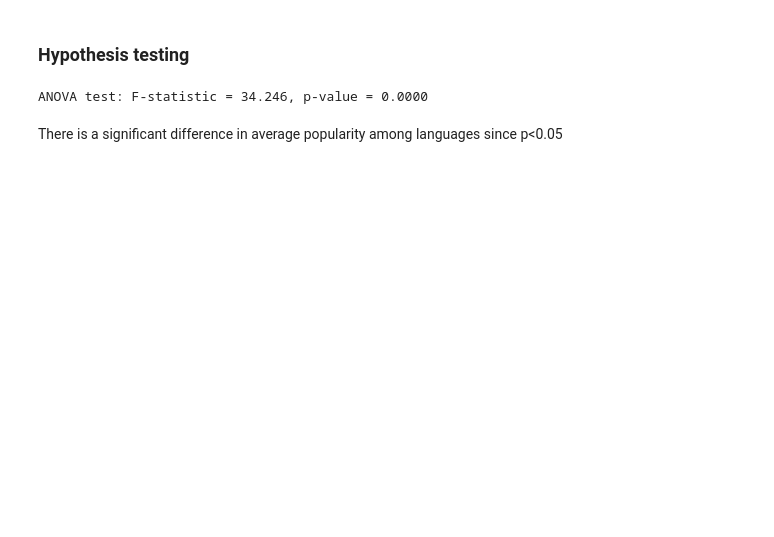
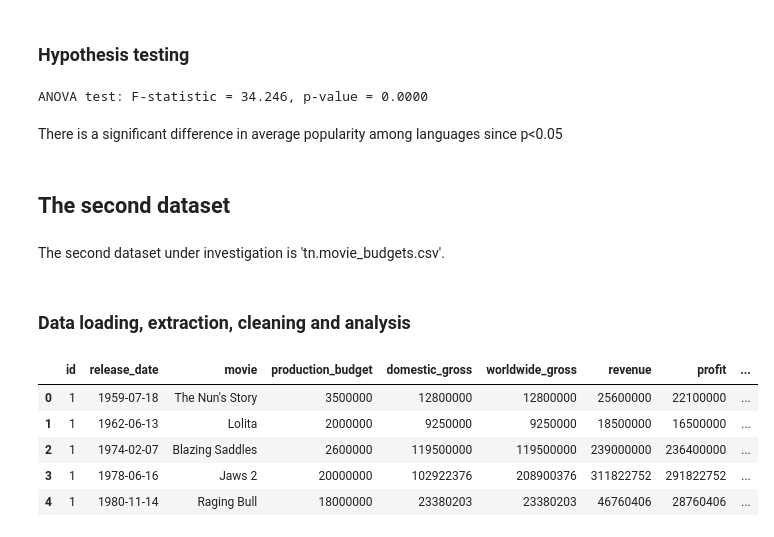
Before and after one commit to hildajerotich/GROUP-6-PHASE-2-PROJECT, a Jupyter notebook: student.ipynb, the cells around one changed output. Drawn from its saved outputs; the diff is of its cells as text; code cells hidden in the pictures; blank space fills up the shorter version.

Commit message:
dataset2 analysis

```diff
--- a/student.ipynb
+++ b/student.ipynb
@@ -146,3 +147,19 @@ print(f"ANOVA test: F-statistic = {f_stat:.3f}, p-value = {p_val:.4f}")
 ANOVA test: F-statistic = 34.246, p-value = 0.0000
 # %% [markdown]
 There is a significant difference in average popularity among languages since p<0.05
+# %% [markdown]
+## The second dataset
+# %% [markdown]
+The second dataset under investigation is 'tn.movie_budgets.csv'.
+# %% [markdown]
+### Data loading, extraction, cleaning and analysis
+# %%
+df_tmdb_mov_bud = pd.read_csv('tn.movie_budgets.csv')
+df_tmdb_mov_bud.head()
+# %% [output]
+|  | id | release_date | movie | production_budget | domestic_gross | worldwide_gross | revenue | profit | ... |
+| 0 | 1 | 1959-07-18 | The Nun's Story | 3500000 | 12800000 | 12800000 | 25600000 | 22100000 | ... |
+| 1 | 1 | 1962-06-13 | Lolita | 2000000 | 9250000 | 9250000 | 18500000 | 16500000 | ... |
+| 2 | 1 | 1974-02-07 | Blazing Saddles | 2600000 | 119500000 | 119500000 | 239000000 | 236400000 | ... |
+| 3 | 1 | 1978-06-16 | Jaws 2 | 20000000 | 102922376 | 208900376 | 311822752 | 291822752 | ... |
+| 4 | 1 | 1980-11-14 | Raging Bull | 18000000 | 23380203 | 23380203 | 46760406 | 28760406 | ... |
```
Also changed, not shown: parts of 21 cells of this notebook.
